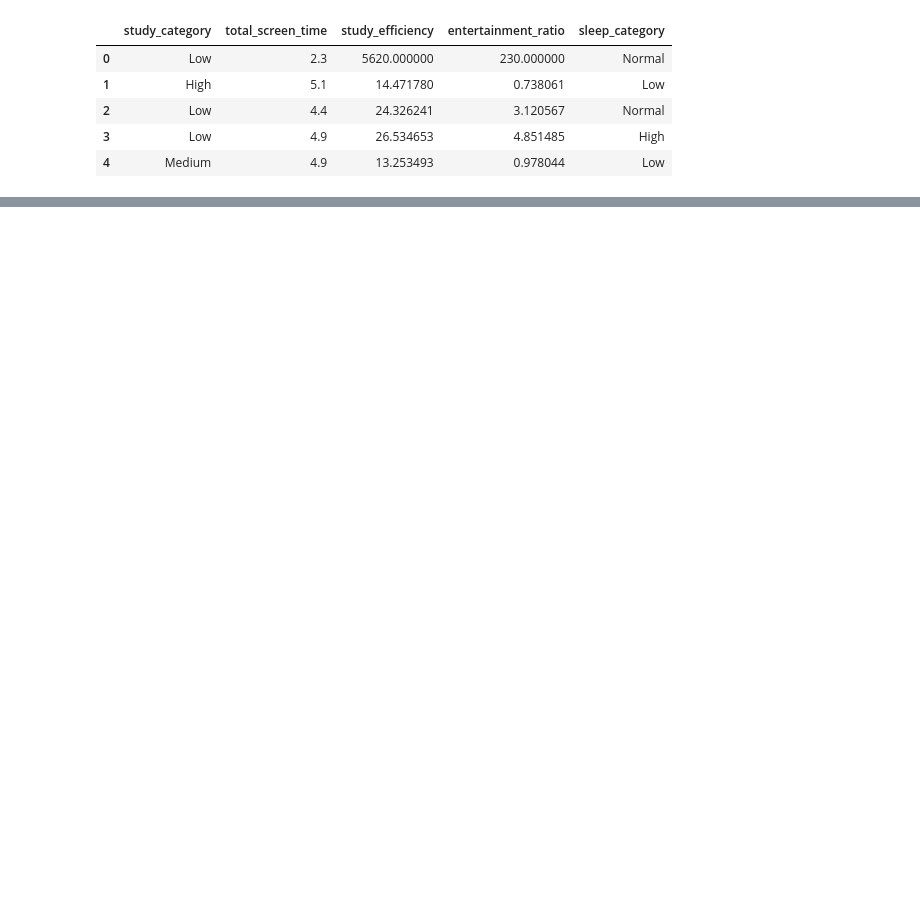
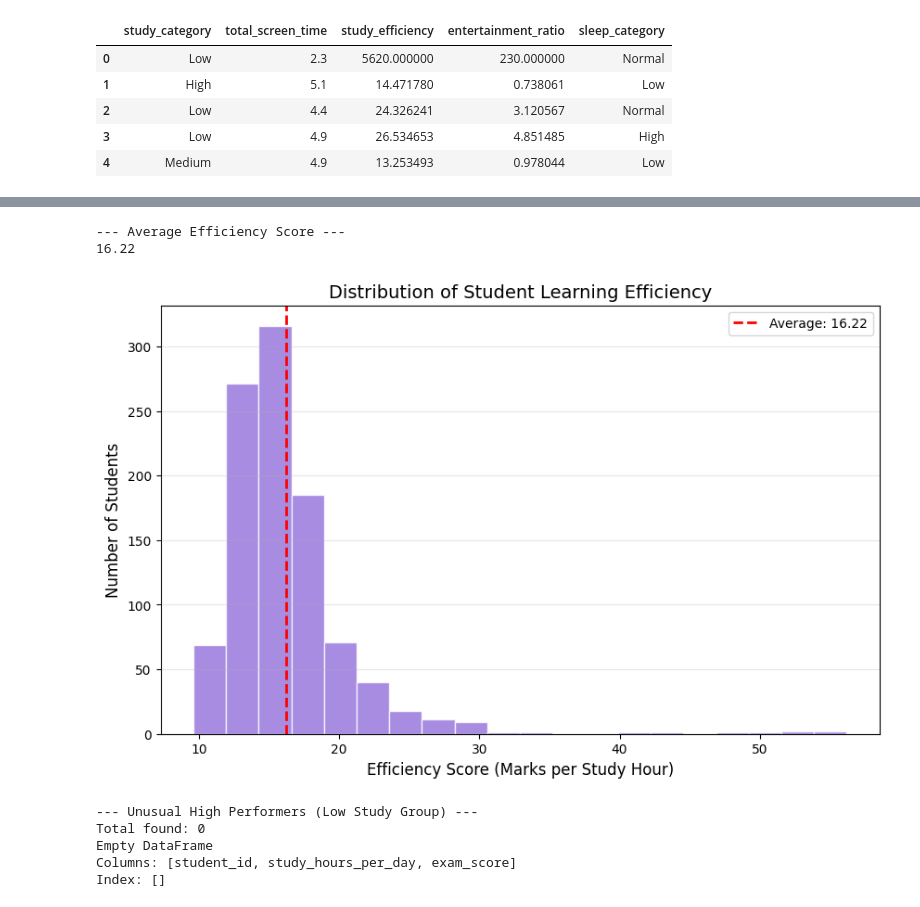
Before and after one commit to DiamondHalder/Student_Performance_Analysis, a Jupyter notebook: Student_Performance_Analysis.ipynb, the cells around one changed output, grey strips where cells are left out. Saved outputs shown, nothing was run; the diff lists cells and outputs as text; code cells hidden in the pictures; blank space fills up the shorter version.

```diff
--- a/Student_Performance_Analysis.ipynb
+++ b/Student_Performance_Analysis.ipynb
@@ -268,0 +371,53 @@ df[['study_category','total_screen_time','study_efficiency',
+# %%
+
+#Calculating and Visualizing Student Learning Efficiency
+study_arr = df['study_hours_per_day'].values
+score_arr = df['exam_score'].values
+
+
+efficiency = np.divide(score_arr, (study_arr + 1))
+df['efficiency_score'] = efficiency
+
+print("\n--- Average Efficiency Score ---")
+print(np.mean(efficiency).round(2))
+
+plt.figure(figsize=(10, 6))
+
+
+n, bins, patches = plt.hist(df['efficiency_score'], bins=20, color='mediumpurple', edgecolor='white', alpha=0.8)
+
+avg_efficiency = np.mean(df['efficiency_score'])
+plt.axvline(avg_efficiency, color='red', linestyle='dashed', linewidth=2, label=f'Average: {avg_efficiency:.2f}')
+
+
+plt.title('Distribution of Student Learning Efficiency', fontsize=14)
+plt.xlabel('Efficiency Score (Marks per Study Hour)', fontsize=12)
+plt.ylabel('Number of Students', fontsize=12)
+plt.legend()
+plt.grid(axis='y', alpha=0.3)
+plt.savefig("images/Distribution_of_Student_Learning_Efficiency.png")
+
+plt.show()
+# %% [output]
+--- Average Efficiency Score ---
+16.22
+[figure, added]
+# %%
+# Identify abnormally good results in the 'Low Study' group using the IQR method.
+low_study_data = df[df['study_category'] == 'Low']['exam_score']
+
+q1, q3 = np.percentile(low_study_data, [25, 75])
+iqr = q3 - q1
+upper_whisker = q3 + (1.5 * iqr)
+
+unusual_performers = df[(df['study_category'] == 'Low') & (df['exam_score'] > upper_whisker)]
+
+print(f"\n--- Unusual High Performers (Low Study Group) ---")
+print(f"Total found: {len(unusual_performers)}")
+print(unusual_performers[['student_id', 'study_hours_per_day', 'exam_score']])
+# %% [output]
+--- Unusual High Performers (Low Study Group) ---
+Total found: 0
+Empty DataFrame
+Columns: [student_id, study_hours_per_day, exam_score]
+Index: []
```
Also changed, not shown: parts of 7 cells of this notebook, 5 other files.
